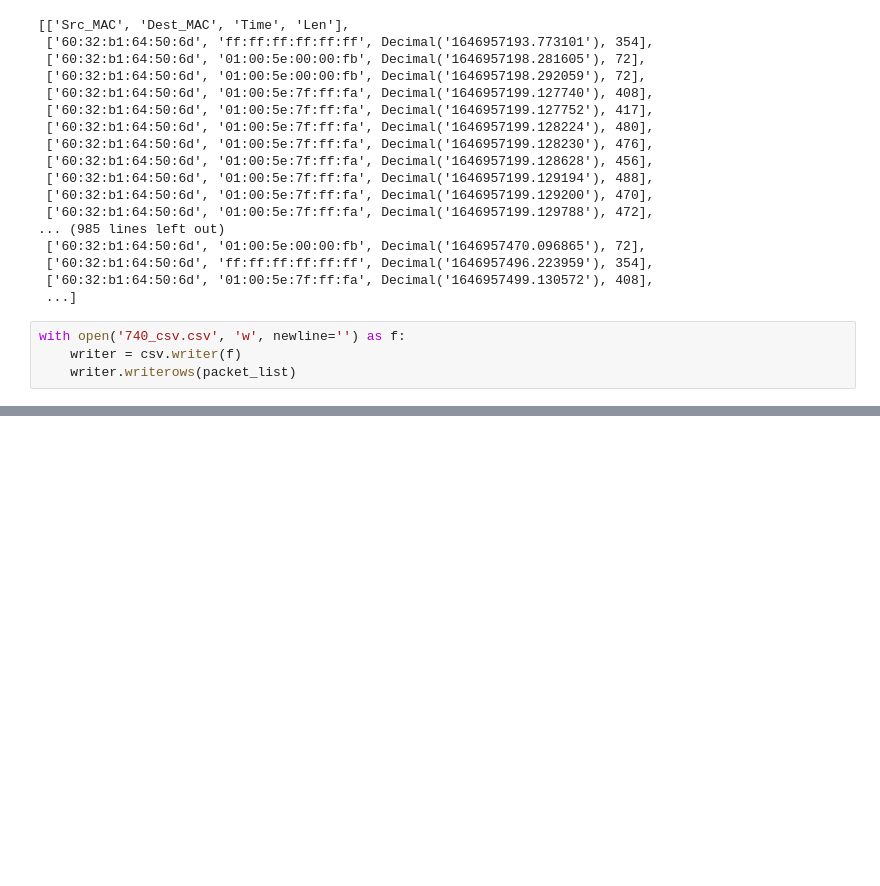
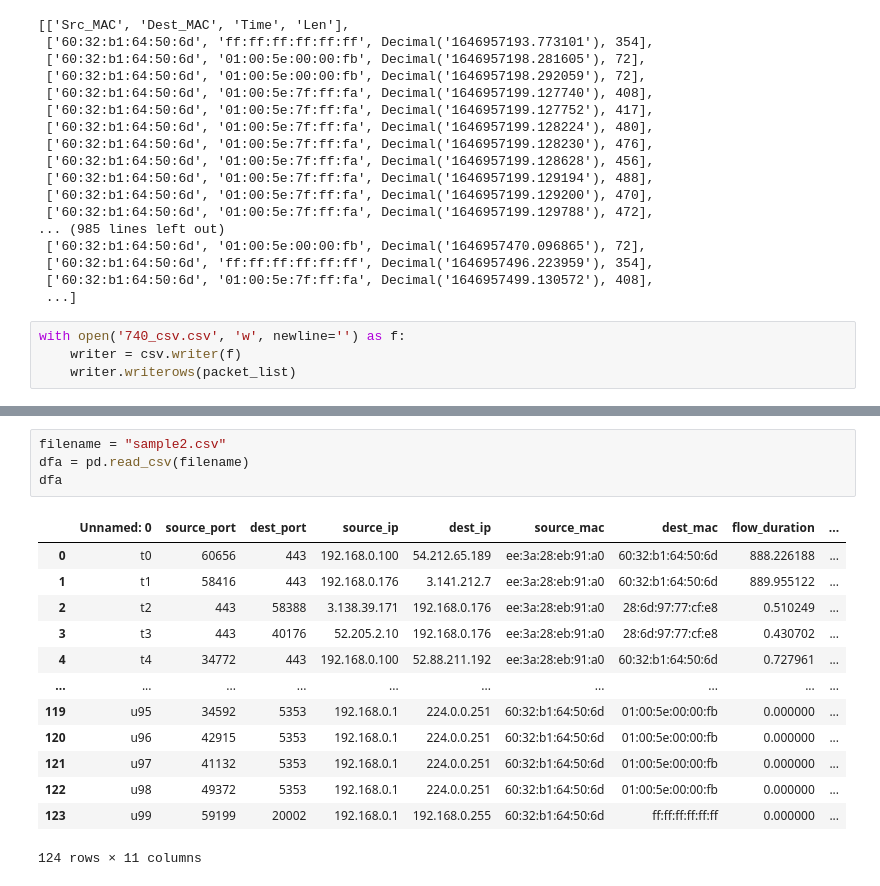
Before and after one commit to Isha28/CS740_Project, a Jupyter notebook: 740_proj.ipynb, the cells around one changed output, grey strips where cells are left out. Saved outputs shown, nothing was run; the diff lists cells and outputs as text; blank space fills up the shorter version.

```diff
--- a/740_proj.ipynb
+++ b/740_proj.ipynb
@@ -43,0 +71,18 @@ with open('740_csv.csv', 'w', newline='') as f:
+# %%
+filename = "sample2.csv"
+dfa = pd.read_csv(filename)
+dfa
+# %% [output]
+|  | Unnamed: 0 | source_port | dest_port | source_ip | dest_ip | source_mac | dest_mac | flow_duration | ... |
+| 0 | t0 | 60656 | 443 | 192.168.0.100 | 54.212.65.189 | ee:3a:28:eb:91:a0 | 60:32:b1:64:50:6d | 888.226188 | ... |
+| 1 | t1 | 58416 | 443 | 192.168.0.176 | 3.141.212.7 | ee:3a:28:eb:91:a0 | 60:32:b1:64:50:6d | 889.955122 | ... |
+| 2 | t2 | 443 | 58388 | 3.138.39.171 | 192.168.0.176 | ee:3a:28:eb:91:a0 | 28:6d:97:77:cf:e8 | 0.510249 | ... |
+| 3 | t3 | 443 | 40176 | 52.205.2.10 | 192.168.0.176 | ee:3a:28:eb:91:a0 | 28:6d:97:77:cf:e8 | 0.430702 | ... |
+| 4 | t4 | 34772 | 443 | 192.168.0.100 | 52.88.211.192 | ee:3a:28:eb:91:a0 | 60:32:b1:64:50:6d | 0.727961 | ... |
+| ... | ... | ... | ... | ... | ... | ... | ... | ... | ... |
+| 119 | u95 | 34592 | 5353 | 192.168.0.1 | 224.0.0.251 | 60:32:b1:64:50:6d | 01:00:5e:00:00:fb | 0.000000 | ... |
+| 120 | u96 | 42915 | 5353 | 192.168.0.1 | 224.0.0.251 | 60:32:b1:64:50:6d | 01:00:5e:00:00:fb | 0.000000 | ... |
+| 121 | u97 | 41132 | 5353 | 192.168.0.1 | 224.0.0.251 | 60:32:b1:64:50:6d | 01:00:5e:00:00:fb | 0.000000 | ... |
+| 122 | u98 | 49372 | 5353 | 192.168.0.1 | 224.0.0.251 | 60:32:b1:64:50:6d | 01:00:5e:00:00:fb | 0.000000 | ... |
+| 123 | u99 | 59199 | 20002 | 192.168.0.1 | 192.168.0.255 | 60:32:b1:64:50:6d | ff:ff:ff:ff:ff:ff | 0.000000 | ... |
+124 rows × 11 columns
```
Also changed, not shown: parts of 12 cells of this notebook, 1 other file.
